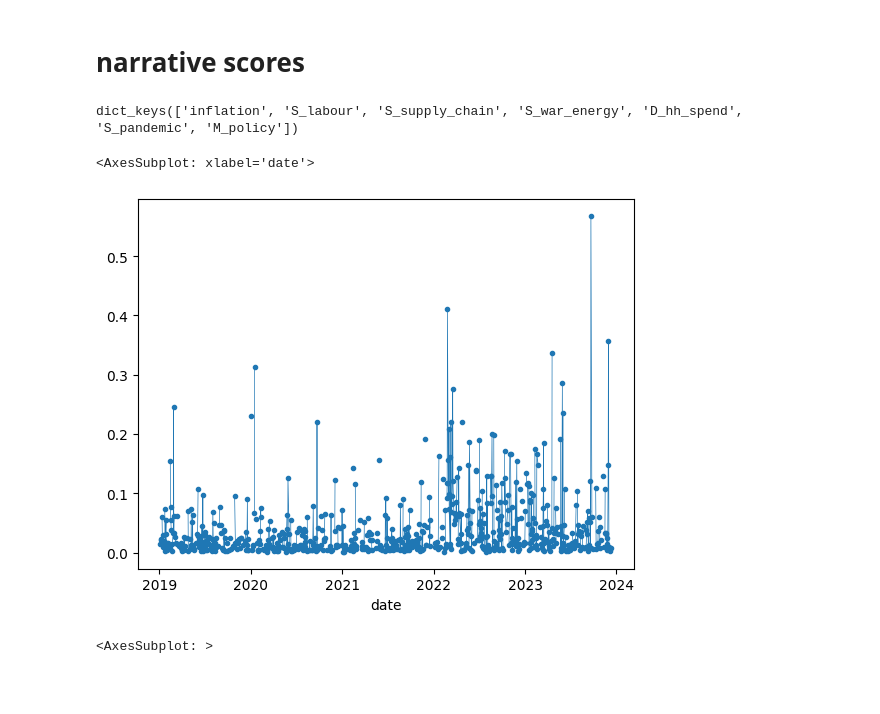
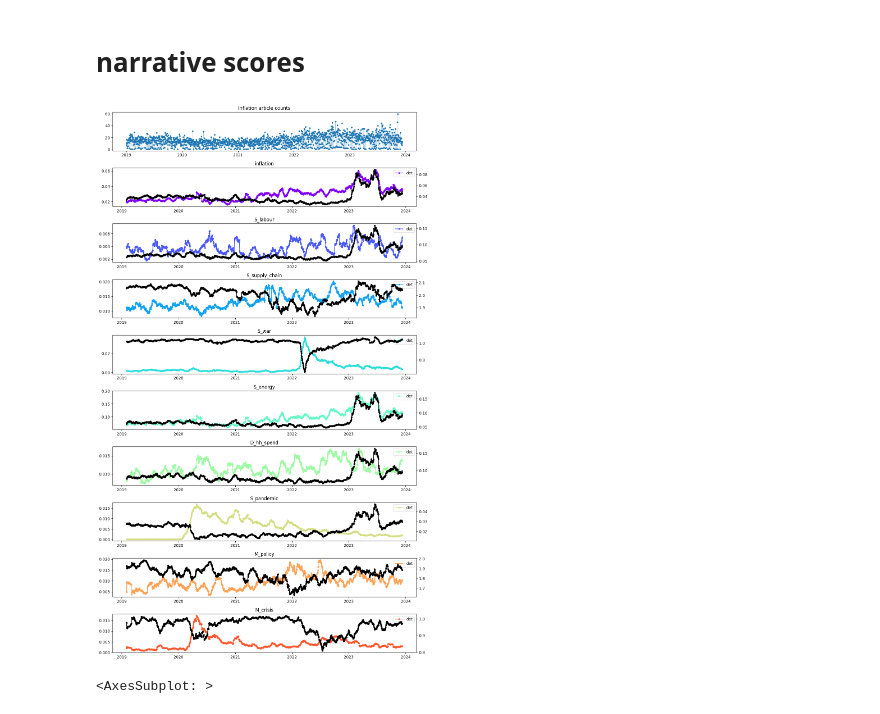
Before and after one commit to lukasgrahl/memoire2, a Jupyter notebook: notebooks/01-prep_news-paper-Copy1.ipynb, the cells around one changed output. Saved outputs shown, nothing was run; the diff lists cells and outputs as text; code cells hidden in the pictures; blank space fills up the shorter version.

```diff
--- a/notebooks/01-prep_news-paper-Copy1.ipynb
+++ b/notebooks/01-prep_news-paper-Copy1.ipynb
@@ -25,7 +25,7 @@ news data
 # %%
 dict_txts = {}
 for file in [i for i in os.listdir(NEWS_TEXT_DIR) if i not in ['orig']]:
-    dict_txts[file] = load_pickle(file)
+    dict_txts[file.split('.')[0]] = load_pickle(file)
 
 len(dict_txts)
 # %% [output]
@@ -127,15 +137,31 @@ df = pd.DataFrame(
     }
 ).T.sort_index()
 df = df.reset_index(names=['id', 'date'])
-# %%
-DICT_NARRATIVES.keys()
-# %% [output]
-dict_keys(['inflation', 'S_labour', 'S_supply_chain', 'S_war_energy', 'D_hh_spend', 'S_pandemic', 'M_policy'])
+# %%
+df_g = df.drop('id', axis=1).groupby('date').sum().copy()
+df_g.iloc[:, : ] = df_g.values / df.groupby('date').id.count().values[:,None]
+df_g = df_g.rolling(30).mean()
+# %%
+df_g2 = df.drop('id', axis=1).groupby('date').sum().copy() #/ df.groupby('date').id.count()
+df_g2.iloc[:, : ] = df_g2.values / df.groupby('date').id.count().values[:,None]
+df_g2 = df_g2.rolling(30).mean()
 # %%
-df.groupby('date').sum()['S_war_energy'].replace({0: np.nan}).plot(lw=.5, marker='.')
+nrows = df_g.shape[1] + 1
+fig, axes = plt.subplots(nrows, 1, figsize=(12, 2 * nrows))
+color = cm.rainbow(np.linspace(0, 1, nrows))
+
+axes.ravel()[0].plot(df.groupby('date').id.count(), lw=0.2, marker='.')
+axes.ravel()[0].set_title('Inflation article counts')
+for i, ax in enumerate(axes.ravel()[1:]):
+    ax.plot(df_g.iloc[:, i], c=color[i], marker='.', )
+    ax.twinx().plot(df_g2.iloc[:, i], c='black', marker='.',)
+    ax.set_title(label=df_g.columns[i])
+    ax.legend(['det', 'sim'])
+
+
+plt.tight_layout()
 # %% [output]
-<AxesSubplot: xlabel='date'>
-[figure, old version]
+[figure, new version]
 # %%
 sorted(
     Counter([*chain(*[dict_txts[i]['narratives']['S_supply_chain']['narrative_chunk_det'] for i in dict_txts.keys()])]).items(),
```
Also changed, not shown: parts of 15 cells of this notebook, 5 other files.
